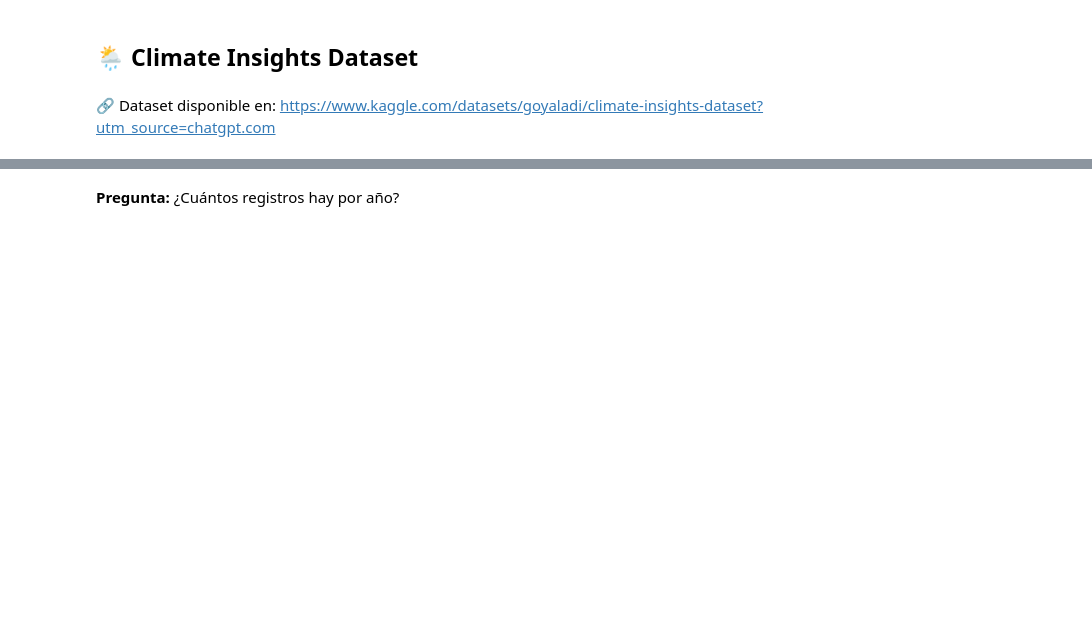
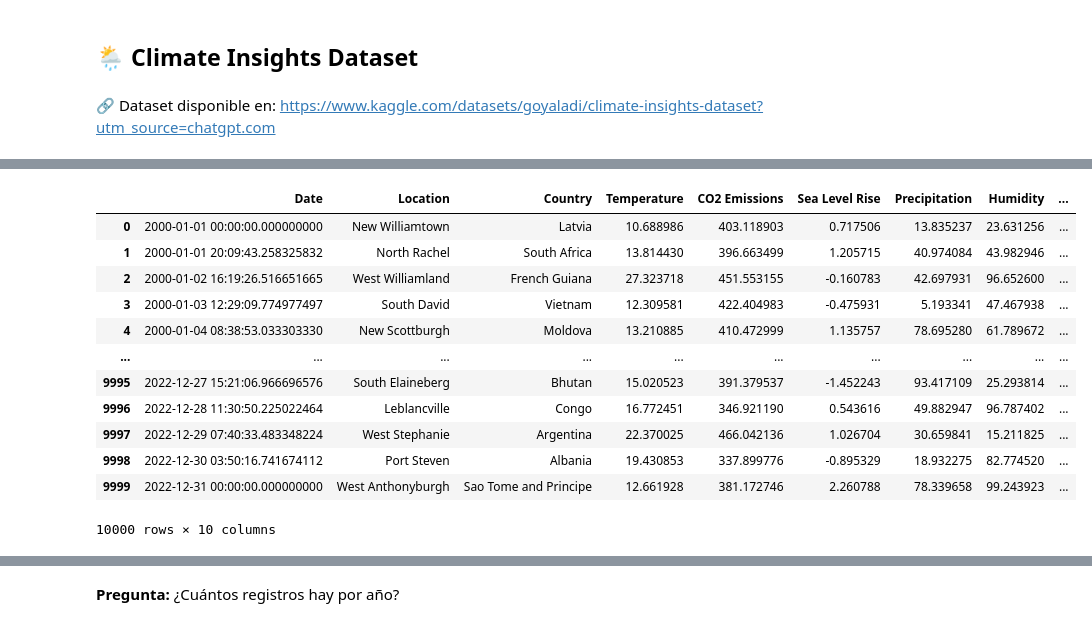
Before and after one commit to JoseOswaldo002/AnaliticadeDatosNegociosDigitales, a Jupyter notebook: 03-Tratamiento_y_exloracion_de_los_datos/03-practica_pandas_visualizacion/practicas-con-datasets-kaggle.ipynb, the cells around one changed output, grey strips where cells are left out. Saved outputs shown, nothing was run; the diff lists cells and outputs as text; code cells hidden in the pictures; blank space fills up the shorter version.

```diff
--- a/03-Tratamiento_y_exloracion_de_los_datos/03-practica_pandas_visualizacion/practicas-con-datasets-kaggle.ipynb
+++ b/03-Tratamiento_y_exloracion_de_los_datos/03-practica_pandas_visualizacion/practicas-con-datasets-kaggle.ipynb
@@ -177,3 +468,6 @@ np.int64(0)
 ## 🌦️ Climate Insights Dataset
 # %% [markdown]
 🔗 Dataset disponible en: [https://www.kaggle.com/datasets/goyaladi/climate-insights-dataset?utm_source=chatgpt.com](https://www.kaggle.com/datasets/goyaladi/climate-insights-dataset?utm_source=chatgpt.com)
+# %%
+df_clima = pd.read_csv('./DataSets/climate_change_data.csv')
+df_clima.head()
@@ -179,0 +497,16 @@ np.int64(0)
+# %%
+df_clima
+# %% [output]
+|  | Date | Location | Country | Temperature | CO2 Emissions | Sea Level Rise | Precipitation | Humidity | ... |
+| 0 | 2000-01-01 00:00:00.000000000 | New Williamtown | Latvia | 10.688986 | 403.118903 | 0.717506 | 13.835237 | 23.631256 | ... |
+| 1 | 2000-01-01 20:09:43.258325832 | North Rachel | South Africa | 13.814430 | 396.663499 | 1.205715 | 40.974084 | 43.982946 | ... |
+| 2 | 2000-01-02 16:19:26.516651665 | West Williamland | French Guiana | 27.323718 | 451.553155 | -0.160783 | 42.697931 | 96.652600 | ... |
+| 3 | 2000-01-03 12:29:09.774977497 | South David | Vietnam | 12.309581 | 422.404983 | -0.475931 | 5.193341 | 47.467938 | ... |
+| 4 | 2000-01-04 08:38:53.033303330 | New Scottburgh | Moldova | 13.210885 | 410.472999 | 1.135757 | 78.695280 | 61.789672 | ... |
+| ... | ... | ... | ... | ... | ... | ... | ... | ... | ... |
+| 9995 | 2022-12-27 15:21:06.966696576 | South Elaineberg | Bhutan | 15.020523 | 391.379537 | -1.452243 | 93.417109 | 25.293814 | ... |
+| 9996 | 2022-12-28 11:30:50.225022464 | Leblancville | Congo | 16.772451 | 346.921190 | 0.543616 | 49.882947 | 96.787402 | ... |
+| 9997 | 2022-12-29 07:40:33.483348224 | West Stephanie | Argentina | 22.370025 | 466.042136 | 1.026704 | 30.659841 | 15.211825 | ... |
+| 9998 | 2022-12-30 03:50:16.741674112 | Port Steven | Albania | 19.430853 | 337.899776 | -0.895329 | 18.932275 | 82.774520 | ... |
+| 9999 | 2022-12-31 00:00:00.000000000 | West Anthonyburgh | Sao Tome and Principe | 12.661928 | 381.172746 | 2.260788 | 78.339658 | 99.243923 | ... |
+10000 rows × 10 columns
```
Also changed, not shown: parts of 55 cells of this notebook, 5 other files.
